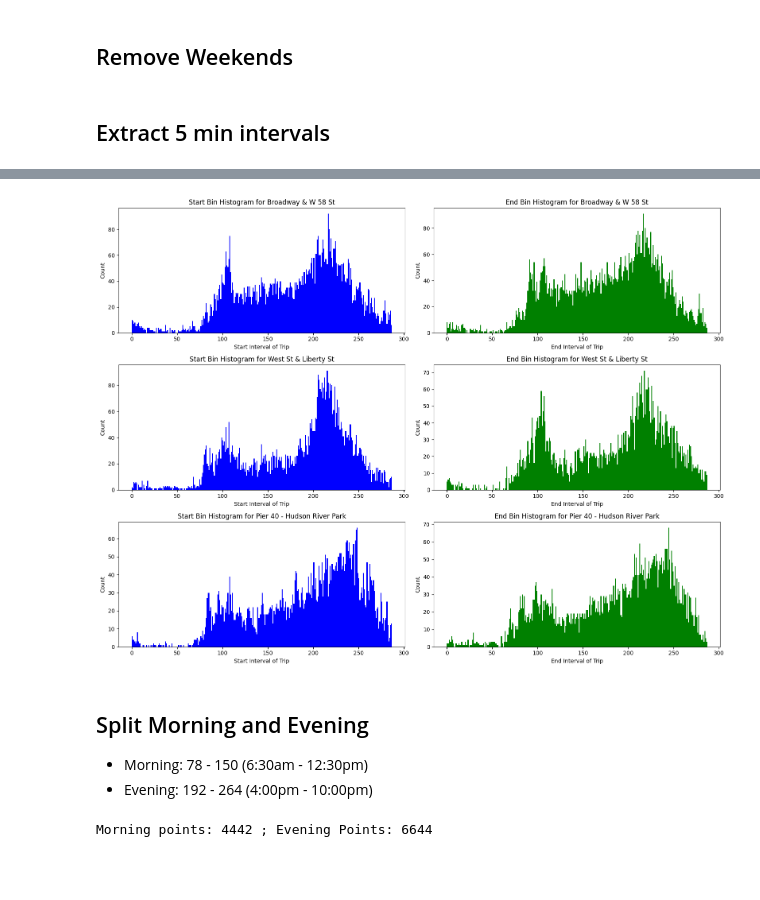
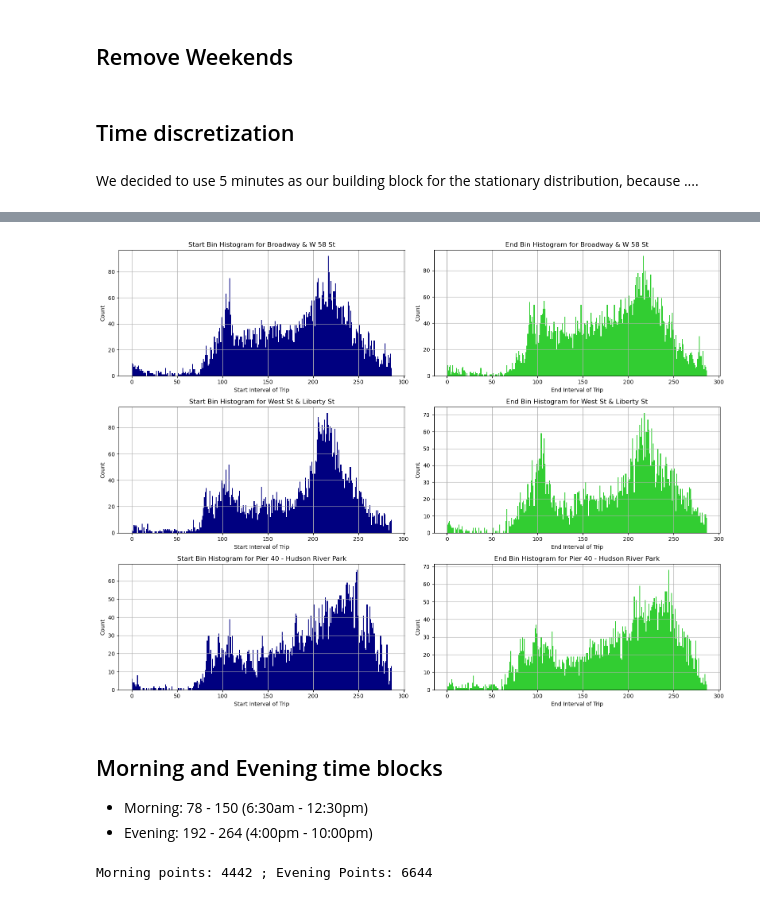
Before and after one commit to bwoody13/nyc-citibike-markovchain, a Jupyter notebook: project.ipynb, the cells around one changed output, grey strips where cells are left out. Cells and saved outputs as stored; diff of their text form; code cells hidden in the pictures; blank space fills up the shorter version.

```diff
--- a/project.ipynb
+++ b/project.ipynb
@@ -224,5 +236,7 @@ mask_st = (df_stations.weekday_start < 5) & (df_stations.start_station_id.isin(s
 mask_end = (df_stations.weekday_end < 5) & (df_stations.end_station_id.isin(station_ids))
 df_stations = df_stations[mask_st | mask_end]
 # %% [markdown]
-## Extract 5 min intervals
+## Time discretization
+# %% [markdown]
+We decided to use 5 minutes as our building block for the stationary distribution, because ....
 # %%
@@ -241,30 +254,33 @@ df_stations.head()
 # %%
 plt.figure(figsize=(16, 12))
 for i, station_id in enumerate(station_ids):
     # Create masks for trips that start or end at the current station
     mask_st = df_stations['start_station_id'] == station_id
     mask_end = df_stations['end_station_id'] == station_id
 
     # Histogram for start bin (1st column)
     plt.subplot(3, 2, 2*i + 1)  # 3 rows, 2 columns, subplot index for start bin
-    plt.hist(df_stations[mask_st].start_bin, bins=24*60//5, color='blue')
+    plt.hist(df_stations[mask_st].start_bin, bins=24*60//5, color='navy')
     plt.title(f"""Start Bin Histogram for {station_map[station_id].get("station_name")}""")
     plt.xlabel('Start Interval of Trip')
     plt.ylabel('Count')
+    plt.grid()
 
     # Histogram for end bin (2nd column)
     plt.subplot(3, 2, 2*i + 2)  # 3 rows, 2 columns, subplot index for end bin
-    plt.hist(df_stations[mask_end].end_bin, bins=288, color='green')
+    plt.hist(df_stations[mask_end].end_bin, bins=288, color='limegreen')
     plt.title(f"""End Bin Histogram for {station_map[station_id].get("station_name")}""")
     plt.xlabel('End Interval of Trip')
     plt.ylabel('Count')
+    plt.grid()
 
-plt.tight_layout()  # Adjust layout
+plt.tight_layout()
 plt.show()
 # %% [output]
-[figure, old version]
+[figure, new version]
 # %% [markdown]
-## Split Morning and Evening
+## Morning and Evening time blocks
+
 - Morning: 78 - 150 (6:30am - 12:30pm)
 - Evening: 192 - 264 (4:00pm - 10:00pm)
 # %%
```
Also changed, not shown: parts of 23 cells of this notebook, 1 other file.
